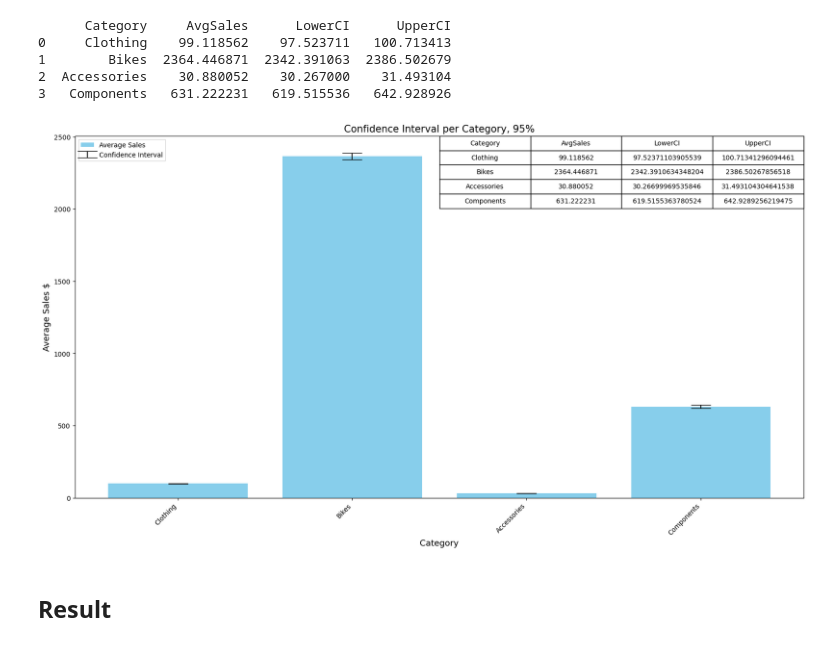
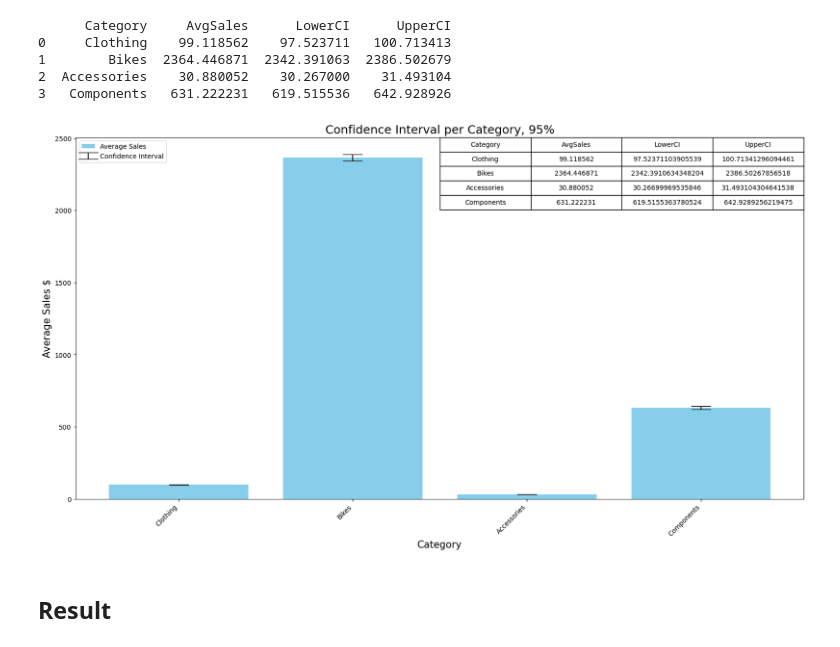
Before and after one commit to AndreLindeberg/SQL-Kunskapskontroll, a Jupyter notebook: Kunskapskontroll_SQL.ipynb, the cells around one changed output. Cells and saved outputs as stored; diff of their text form; code cells hidden in the pictures.

```diff
--- a/Kunskapskontroll_SQL.ipynb
+++ b/Kunskapskontroll_SQL.ipynb
@@ -340,28 +340,28 @@ print(ci_data_df[['Category','AvgSales', 'LowerCI', 'UpperCI']])
 # %%
 plt.figure(figsize=(20, 10))
 plt.bar(ci_data_df['Category'], ci_data_df['AvgSales'], color='skyblue', label='Average Sales')
 plt.errorbar( ci_data_df['Category'] ,ci_data_df['AvgSales'],
              yerr=[ci_data_df['AvgSales'] - ci_data_df['LowerCI'],
                    ci_data_df['UpperCI'] - ci_data_df['AvgSales']], fmt='none',color='black', capsize=15, label='Confidence Interval')
 
 table_data = ci_data_df[['Category', 'AvgSales', 'LowerCI', 'UpperCI']]
 table = plt.table(cellText=table_data.values,
                   colLabels=table_data.columns,
                   cellLoc='center',
                   loc='upper right',
                   bbox=[0.5, 0.8, 0.5, 0.2]
 
                   )
 
-plt.title('Confidence Interval per Category, 95%', fontsize=15)
-plt.xlabel('Category', fontsize=13)
-plt.ylabel('Average Sales $', fontsize=13)
+plt.title('Confidence Interval per Category, 95%', fontsize=18)
+plt.xlabel('Category', fontsize=15)
+plt.ylabel('Average Sales $', fontsize=15)
 plt.xticks(rotation=45, ha='right')
 plt.legend (loc='upper left')
 
 plt.show()
 # %% [output]
-[figure, old version]
+[figure, new version]
 # %% [markdown]
 ## Result
 # %% [markdown]
```
